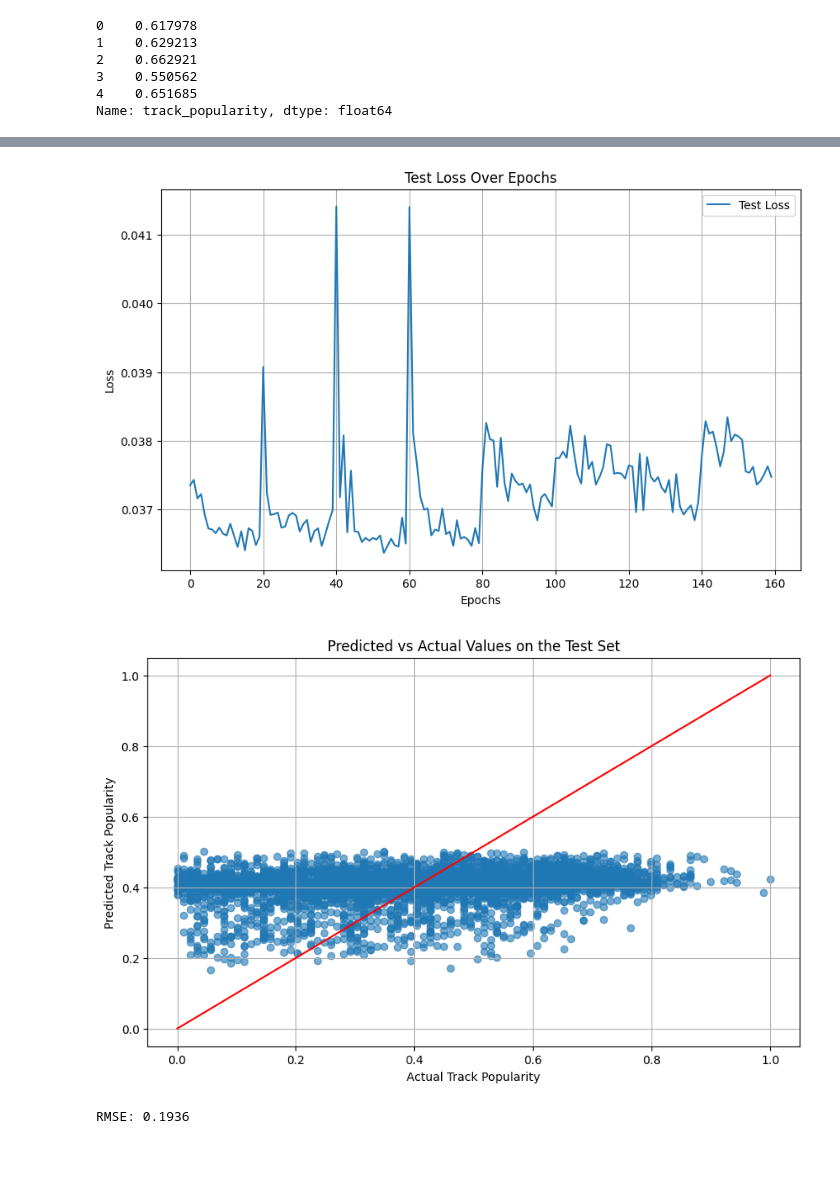
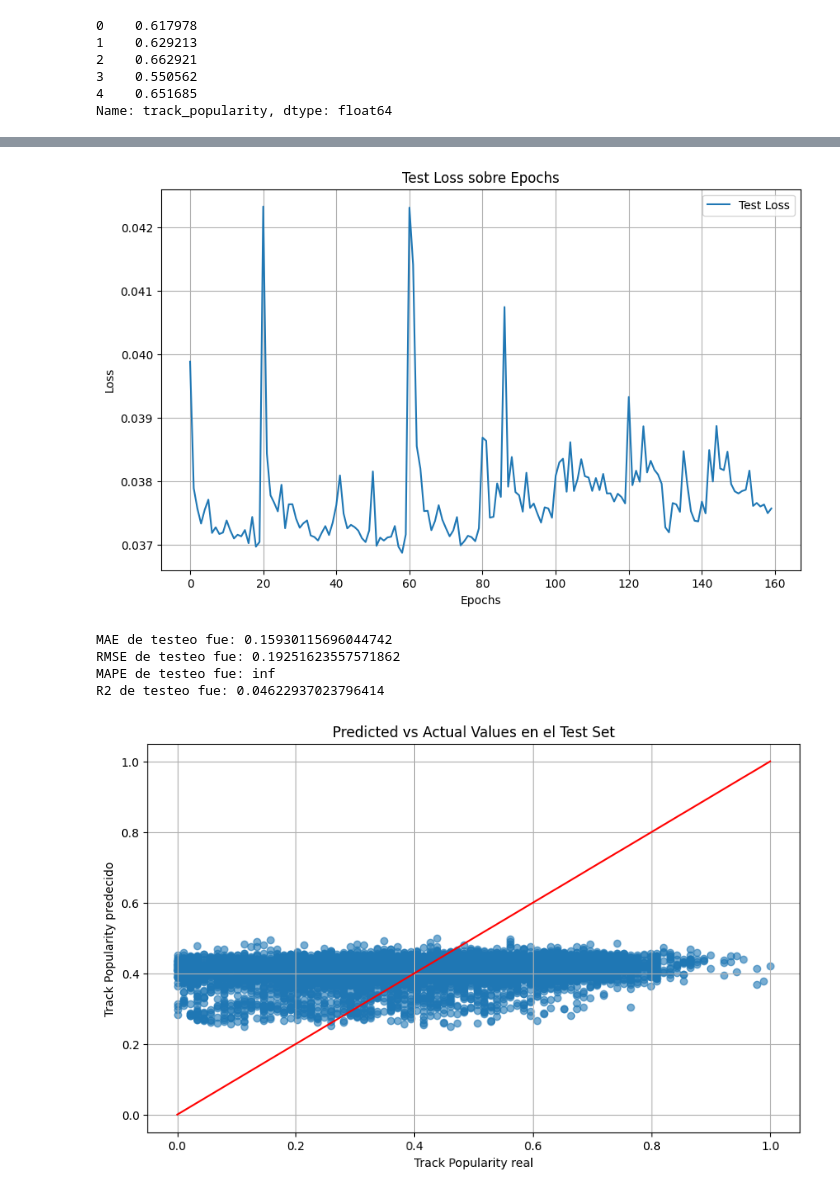
Before and after one commit to mlmicozzi/SPOTIFY, a Jupyter notebook: neuralnet.ipynb, the cells around one changed output, grey strips where cells are left out. Drawn from its saved outputs; the diff is of its cells as text; code cells hidden in the pictures; blank space fills up the shorter version.

```diff
--- a/neuralnet.ipynb
+++ b/neuralnet.ipynb
@@ -35,7 +35,7 @@ X = df[numerical_features].values
 y = df['track_popularity'].values
 
 
-X_train, X_test, y_train, y_test = train_test_split(X, y, test_size=0.2, random_state=42)
+X_train, X_test, y_train, y_test = train_test_split(X, y, test_size=0.3, random_state=42)
 
 
 scaler = StandardScaler()
@@ -162,35 +162,45 @@ Best model and test losses saved at best_musicnet_model.pkl
 # %%
-# Plotting Test Losses over Epochs
+
+from sklearn.metrics import mean_absolute_error, mean_squared_error, r2_score
+
+
 plt.figure(figsize=(10, 6))
 plt.plot(test_losses, label="Test Loss")
 plt.title("Test Loss sobre Epochs")
 plt.xlabel("Epochs")
 plt.ylabel("Loss")
 plt.legend()
 plt.grid(True)
 plt.show()
 
 
 if best_model is not None:
     best_model.eval()
     with torch.no_grad():
         y_pred = best_model(X_test_tensor).squeeze().numpy()
 
+    mae = mean_absolute_error(y_test, y_pred)
+    rmse = np.sqrt(mean_squared_error(y_test, y_pred))
+    mape = np.mean(np.abs((y_test - y_pred) / y_test)) * 100
+    r2 = r2_score(y_test, y_pred)
+
+    print(f"MAE de testeo fue: {mae}")
+    print(f"RMSE de testeo fue: {rmse}")
+    print(f"MAPE de testeo fue: {mape}")
+    print(f"R2 de testeo fue: {r2}")
+
     plt.figure(figsize=(10, 6))
     plt.scatter(y_test, y_pred, alpha=0.6)
     plt.plot([min(y_test), max(y_test)], [min(y_test), max(y_test)], color='red')
     plt.title("Predicted vs Actual Values en el Test Set")
     plt.xlabel("Track Popularity real")
     plt.ylabel("Track Popularity predecido")
     plt.grid(True)
     plt.show()
 # %% [output]
-[figure, old version]
+[figure, new version]
+MAE de testeo fue: 0.15930115696044742
+RMSE de testeo fue: 0.19251623557571862
+MAPE de testeo fue: inf
+R2 de testeo fue: 0.04622937023796414
-[figure, old version]
+[figure, new version]
-# %%
-import math
-
-rmse = math.sqrt(avg_test_loss)
-print(f"RMSE: {rmse:.4f}")
-# %% [output]
-RMSE: 0.1936
```
Also changed, not shown: parts of 9 cells of this notebook, 1 other file.
